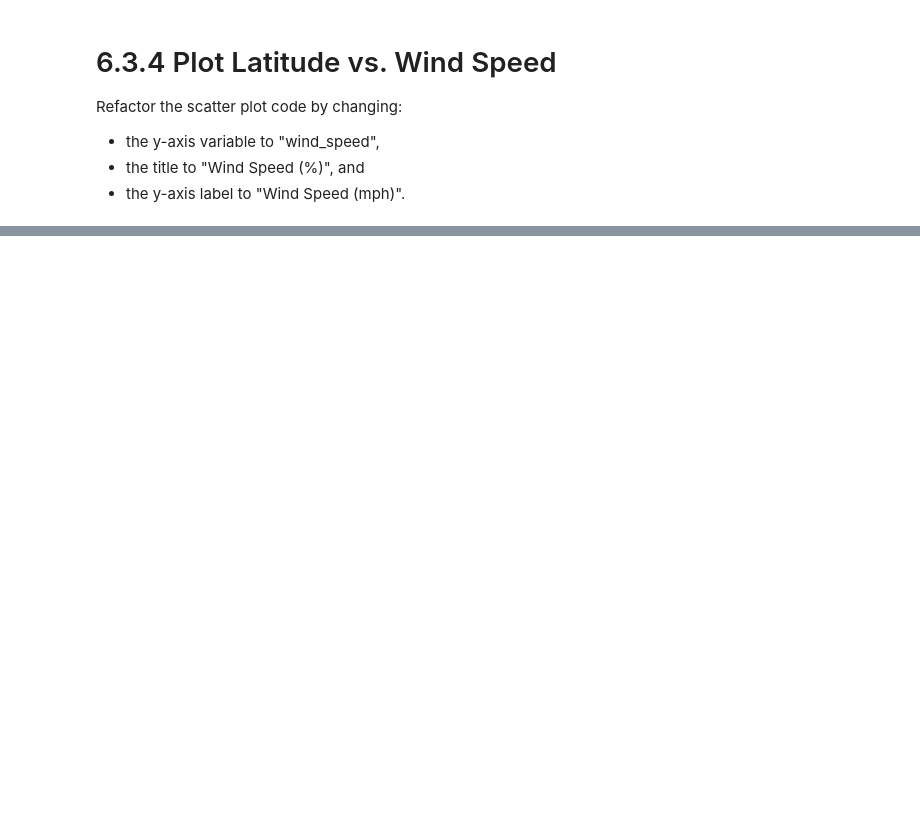
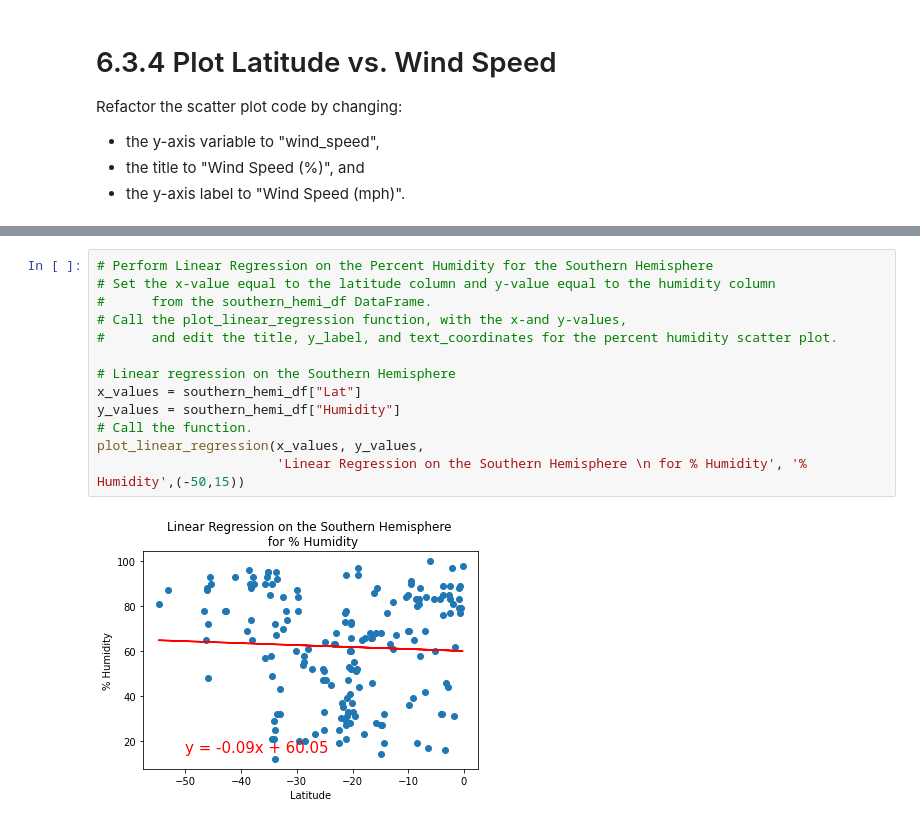
Before and after one commit to AveryCorniell/World_Weather_Analysis, a Jupyter notebook: WeatherPy.ipynb, the cells around one changed output, grey strips where cells are left out. Drawn from its saved outputs; the diff is of its cells as text; blank space fills up the shorter version.

```diff
--- a/WeatherPy.ipynb
+++ b/WeatherPy.ipynb
@@ -387,0 +641,15 @@ plt.show()
+# %%
+# Perform Linear Regression on the Percent Humidity for the Southern Hemisphere
+# Set the x-value equal to the latitude column and y-value equal to the humidity column
+#      from the southern_hemi_df DataFrame.
+# Call the plot_linear_regression function, with the x-and y-values,
+#      and edit the title, y_label, and text_coordinates for the percent humidity scatter plot.
+
+# Linear regression on the Southern Hemisphere
+x_values = southern_hemi_df["Lat"]
+y_values = southern_hemi_df["Humidity"]
+# Call the function.
+plot_linear_regression(x_values, y_values,
+                       'Linear Regression on the Southern Hemisphere \n for % Humidity', '% Humidity',(-50,15))
+# %% [output]
+[figure, added]
```
Also changed, not shown: parts of 46 cells of this notebook.
